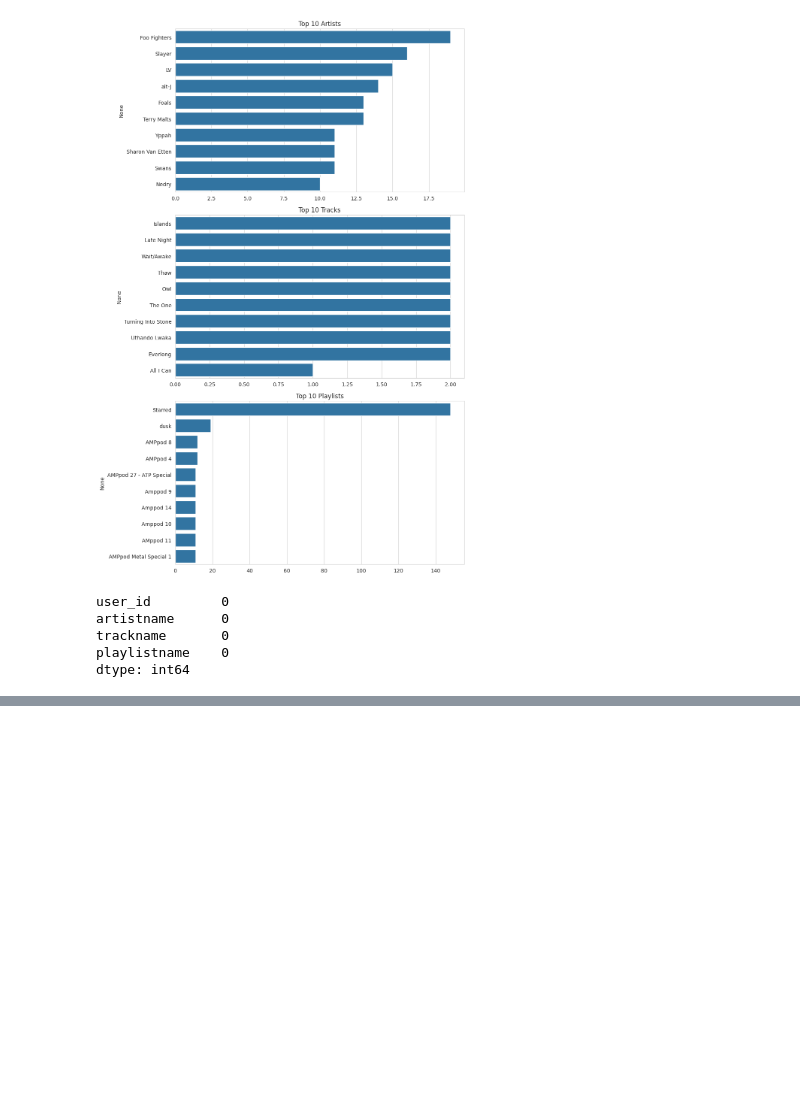
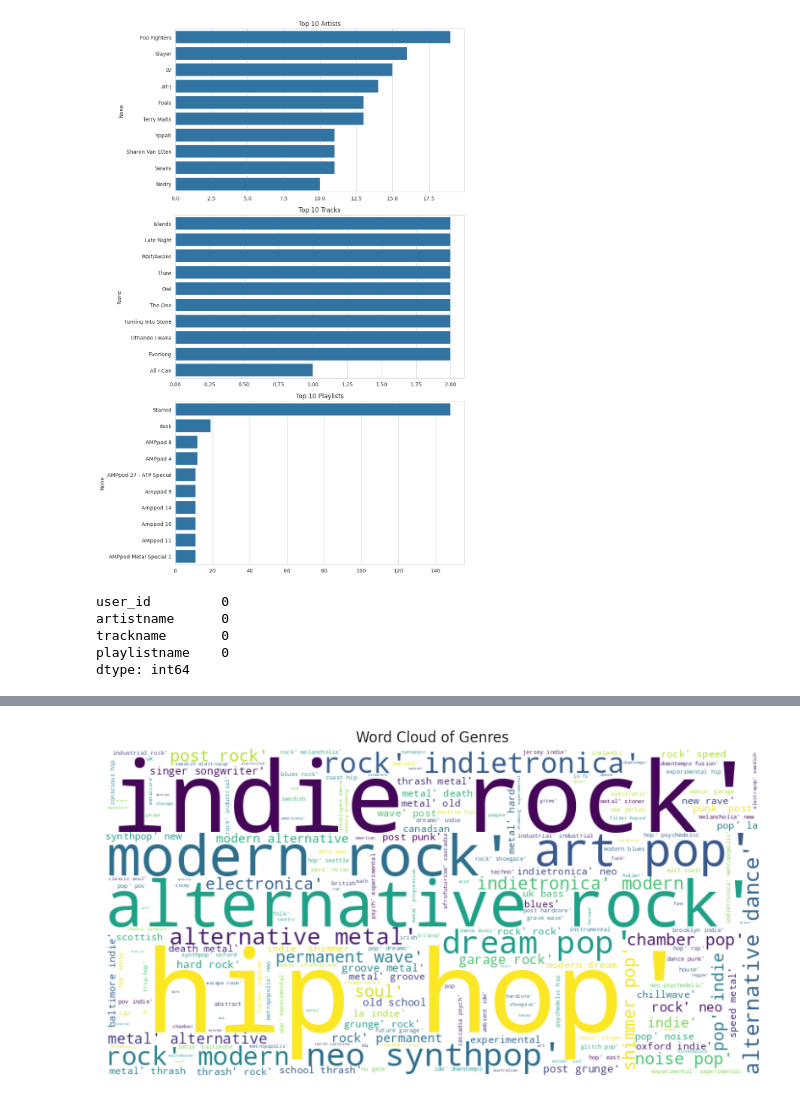
Before and after one commit to EitanBakirov/advanced-ml-dl-course, a Jupyter notebook: Experiments/experiments_on_3_users.ipynb, the cells around one changed output, grey strips where cells are left out. Saved outputs shown, nothing was run; the diff lists cells and outputs as text; code cells hidden in the pictures; blank space fills up the shorter version.

```diff
--- a/Experiments/experiments_on_3_users.ipynb
+++ b/Experiments/experiments_on_3_users.ipynb
@@ -244,0 +341,22 @@ dtype: int64
+# %%
+#Since 'Genre column has a lot of values, we will use 'Word Cloud' in order to display properly the frequency of the Genres.
+
+def plot_genre_wordcloud(df):
+    genres = df['Genres'].explode().dropna()
+
+    # Combine all genres into a single string
+    all_genres = ' '.join(genres)
+
+    # Generate word cloud
+    wordcloud = WordCloud(width=800, height=400, background_color='white').generate(all_genres)
+
+    # Display the word cloud
+    plt.figure(figsize=(10, 6))
+    plt.imshow(wordcloud, interpolation='bilinear')
+    plt.axis('off')
+    plt.title('Word Cloud of Genres')
+    plt.show()
+
+plot_genre_wordcloud(extended_tracks_metadata_for_3_users)
+# %% [output]
+[figure, added]
```
Also changed, not shown: parts of 5 cells of this notebook.
